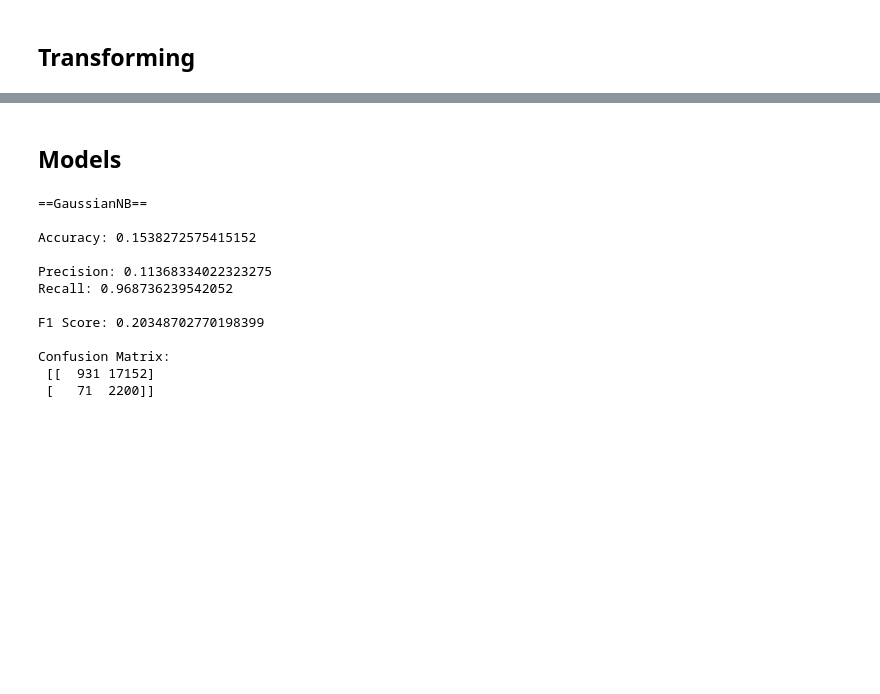
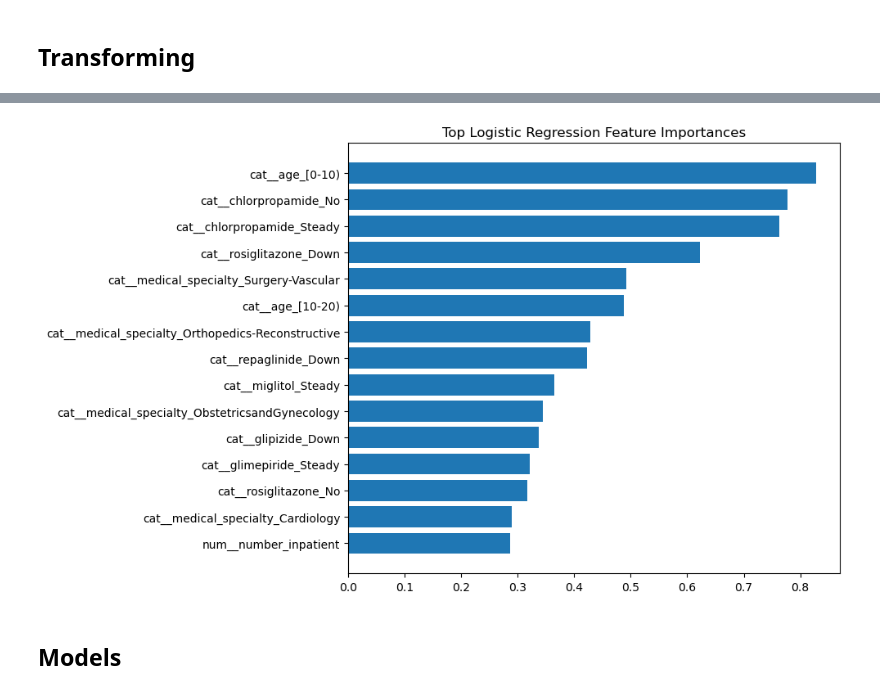
Before and after one commit to TimothyHHMai/patient-admission-analysis, a Jupyter notebook: notebooks/modeling.ipynb, the cells around one changed output, grey strips where cells are left out. Cells and saved outputs as stored; diff of their text form; code cells hidden in the pictures; blank space fills up the shorter version.

```diff
--- a/notebooks/modeling.ipynb
+++ b/notebooks/modeling.ipynb
@@ -49,0 +87,24 @@ X_test_prepared = full_pipeline.transform(X_test)
+# %%
+from sklearn.linear_model import LogisticRegression
+import numpy as np
+
+model = LogisticRegression(
+    max_iter=1000,
+    class_weight='balanced'
+)
+
+model.fit(X_train_prepared, y_train)
+
+feature_names = full_pipeline.get_feature_names_out()
+
+importance = pd.DataFrame({
+    'Feature': feature_names,
+    'Importance': np.abs(model.coef_[0])
+})
+
+importance = importance.sort_values(
+    by='Importance',
+    ascending=False
+)
+print("\nImportant Features:\n")
+print(importance.head(20))
@@ -50,2 +129,19 @@ X_test_prepared = full_pipeline.transform(X_test)
+# %%
+top_features = importance.head(15)
+
+plt.figure(figsize=(10, 6))
+
+plt.barh(
+    top_features['Feature'],
+    top_features['Importance']
+)
+
+plt.gca().invert_yaxis()
+
+plt.title("Top Logistic Regression Feature Importances")
+plt.tight_layout()
+plt.show()
+# %% [output]
+[figure, added]
 # %% [markdown]
 ## Models
@@ -66,25 +147,0 @@ def model_results(y_test, y_pred, name):
-# %%
-model = GaussianNB()
-
-# have to convert to array for gaussian
-X_train_dense = X_train_prepared.toarray()
-X_test_dense = X_test_prepared.toarray()
-
-model.fit(X_train_dense, y_train)
-
-y_pred = model.predict(X_test_dense)
-
-model_results(y_test, y_pred, "GaussianNB")
-# %% [output]
-==GaussianNB==
-
-Accuracy: 0.1538272575415152
-
-Precision: 0.11368334022323275
-Recall: 0.968736239542052
-
-F1 Score: 0.20348702770198399
-
-Confusion Matrix:
- [[  931 17152]
- [   71  2200]]
```
Also changed, not shown: parts of 15 cells of this notebook, 5 other files.
